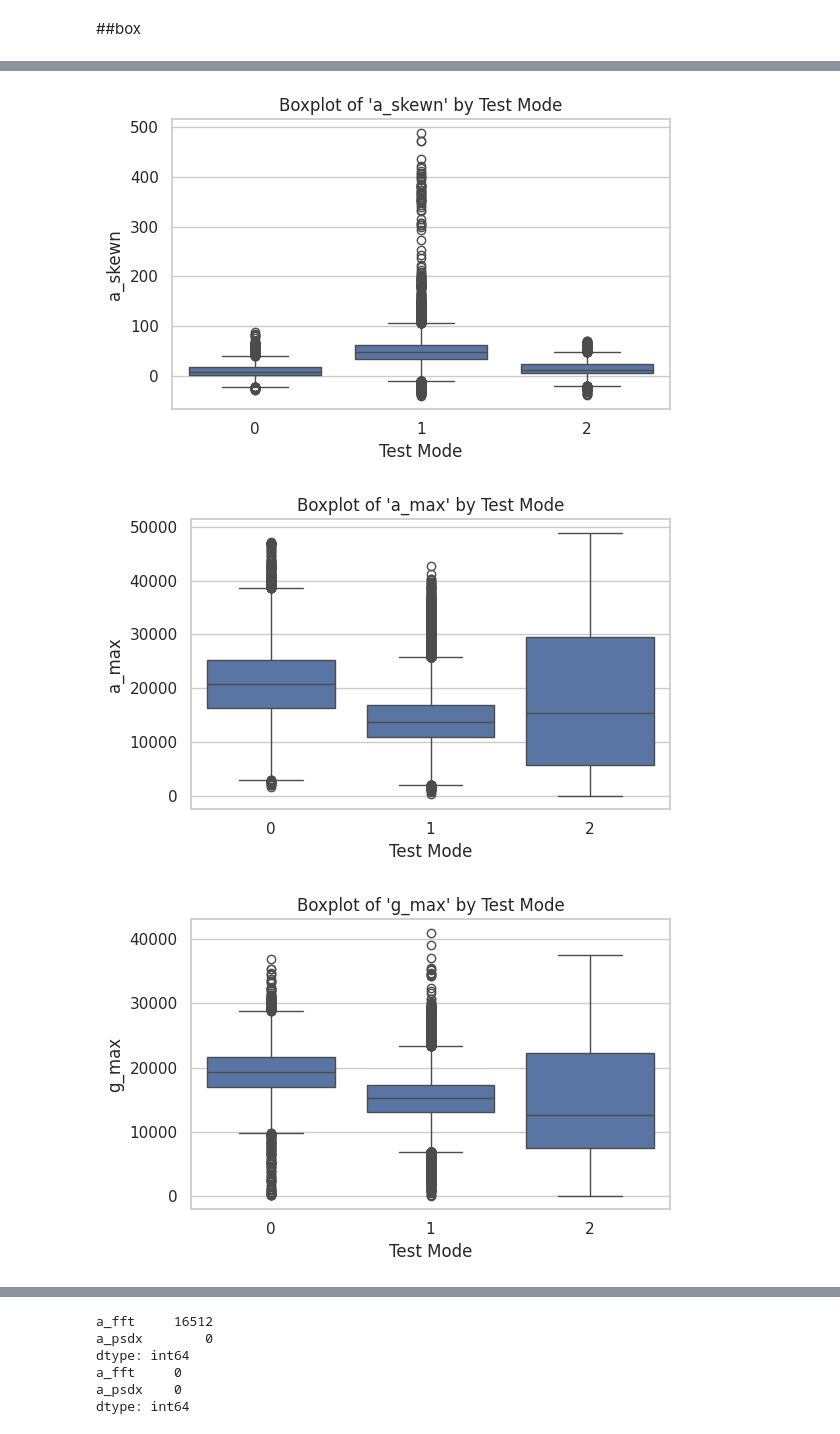
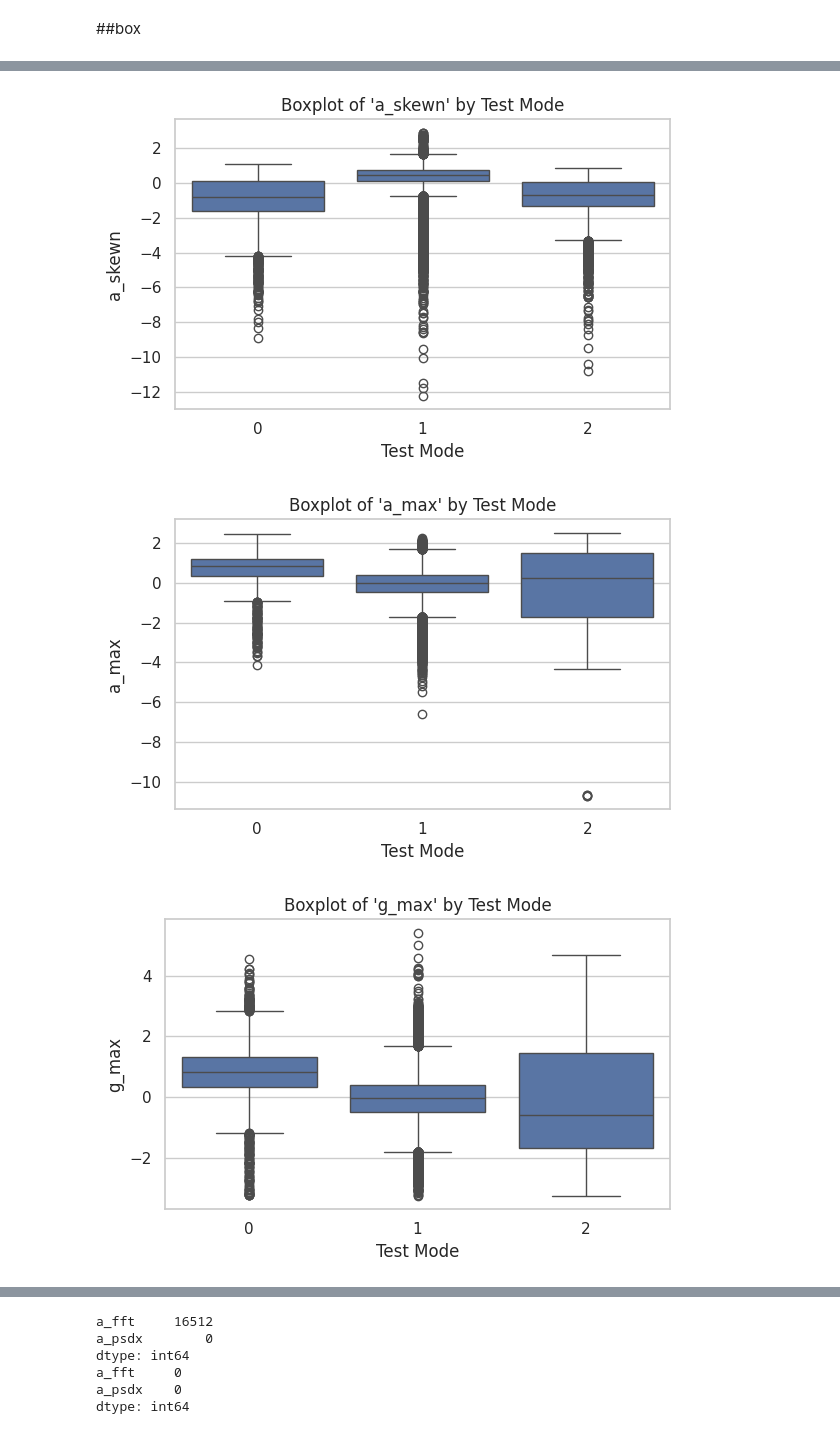
Before and after one commit to Renee0330/bob_study_allFiles, a Jupyter notebook: untitled1.ipynb, the cells around one changed output, grey strips where cells are left out. Drawn from its saved outputs; the diff is of its cells as text; code cells hidden in the pictures.

```diff
--- a/untitled1.ipynb
+++ b/untitled1.ipynb
@@ -282,0 +357,5 @@ dtype: int64
+# %%
+'''
+X = X_scaled
+y = ttswing['testmode']
+'''
@@ -282,0 +399,6 @@ dtype: int64
+# %%
+# 只对这三个重要特征进行中位数填补
+fill_features = ['a_fft', 'g_skewn', 'a_skewn']
+for f in fill_features:
+    if f in X.columns:
+        X[f] = X[f].fillna(X[f].median())
@@ -395,18 +548,32 @@ dtype: int64
 # %% [markdown]
 ##box
 # %%
+# ========== 对所有数值型特征进行标准化 ==========
+num_features = X.select_dtypes(include=['float64', 'int64']).columns.tolist()
+scaler = StandardScaler()
+X_scaled = X.copy()
+X_scaled[num_features] = scaler.fit_transform(X[num_features])
+
+# 添加标签列（y 应为 testmode 标签）
+X_scaled['testmode'] = y.values
+
+# ========== 绘制 Boxplot ==========
 import seaborn as sns
 import matplotlib.pyplot as plt
 
-# 假设你已经有 MI 排序后的结果
+# 已经有 MI 排序后的结果
 important_features = mi_series.index.tolist()
 
+# 逐个绘制重要特征的 Boxplot（使用变换后的 X_scaled 数据）
 for feature in important_features:
-    plt.figure(figsize=(6, 4))
-    sns.boxplot(x='testmode', y=feature, data=ttswing)
-    plt.title(f"Boxplot of '{feature}' by Test Mode")
-    plt.xlabel("Test Mode")
-    plt.ylabel(feature)
-    plt.tight_layout()
-    plt.show()
+    if feature in X_scaled.columns:
+        plt.figure(figsize=(6, 4))
+        sns.boxplot(x='testmode', y=feature, data=X_scaled)
+        plt.title(f"Boxplot of '{feature}' by Test Mode", fontsize=12)
+        plt.xlabel("Test Mode")
+        plt.ylabel(feature)
+        plt.tight_layout()
+        plt.show()
+    else:
+        print(f"Feature '{feature}' not found in X_scaled.")
 # %% [output]
@@ -422,3 +589,3 @@ for feature in important_features:
-[figure, old version]
+[figure, new version]
-[figure, old version]
+[figure, new version]
-[figure, old version]
+[figure, new version]
```
Also changed, not shown: parts of 18 cells of this notebook.
